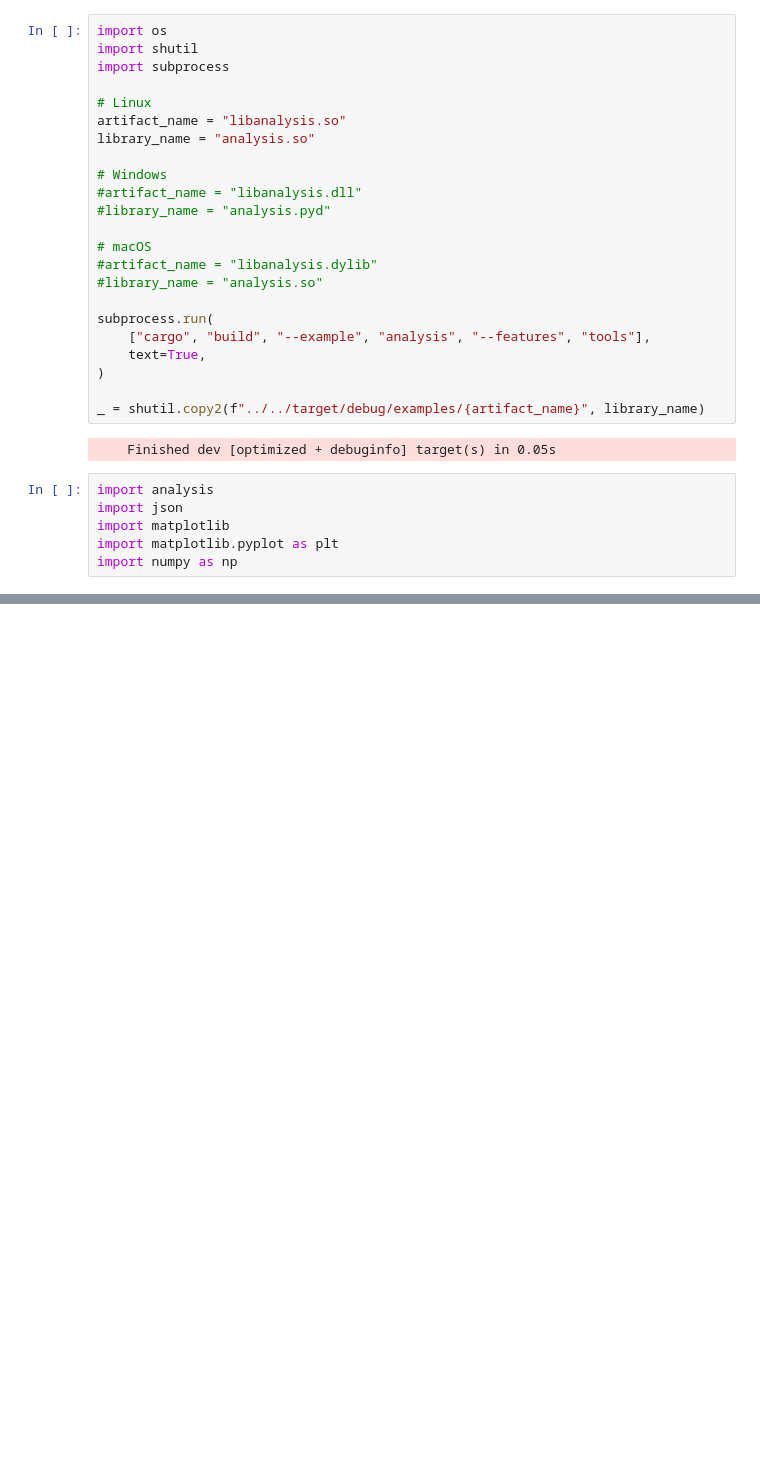
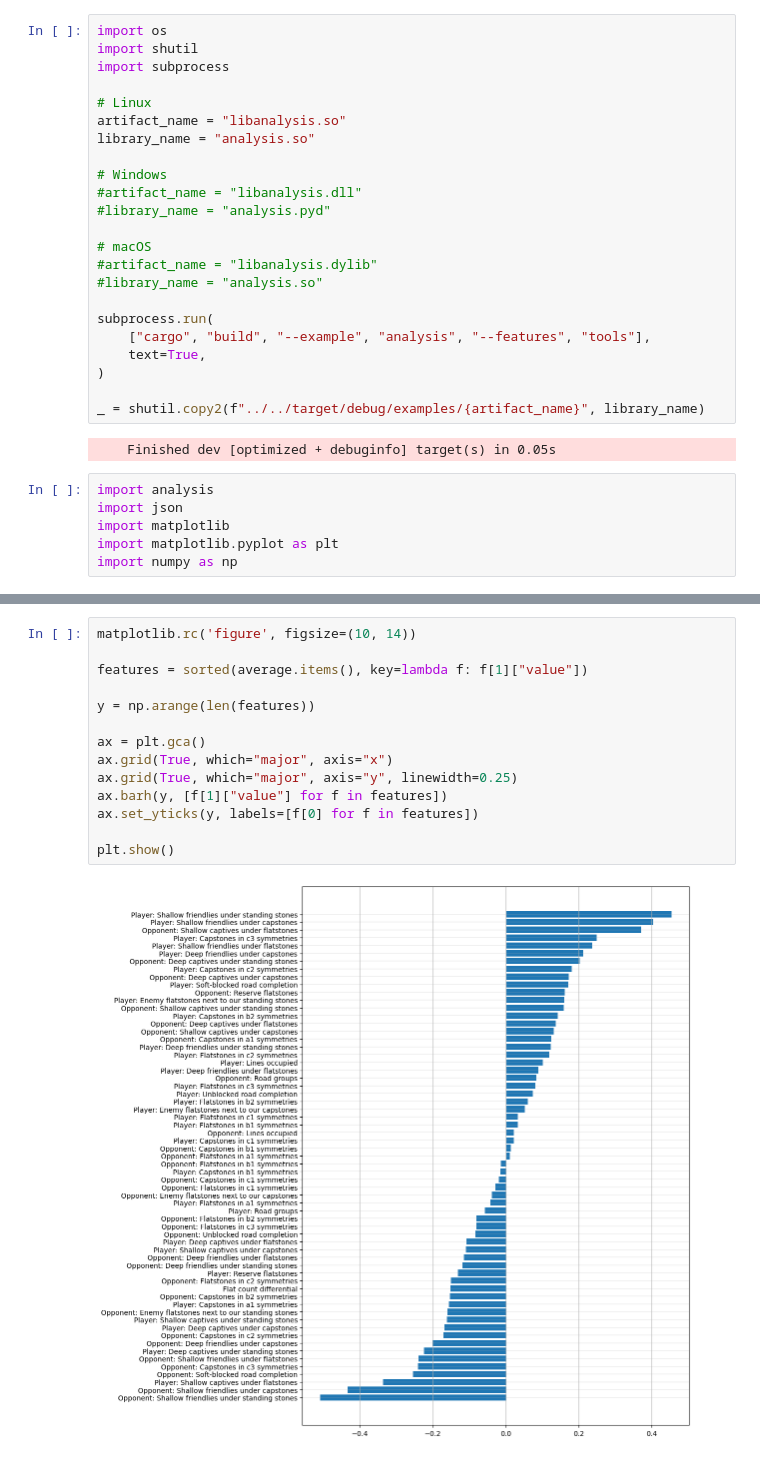
Before and after one commit to cdbfoster/takkerus, a Jupyter notebook: data/analysis/model.ipynb, the cells around one changed output, grey strips where cells are left out. Saved outputs shown, nothing was run; the diff lists cells and outputs as text; blank space fills up the shorter version.

```diff
--- a/data/analysis/model.ipynb
+++ b/data/analysis/model.ipynb
@@ -57,0 +62,16 @@ plt.show()
+# %%
+matplotlib.rc('figure', figsize=(10, 14))
+
+features = sorted(average.items(), key=lambda f: f[1]["value"])
+
+y = np.arange(len(features))
+
+ax = plt.gca()
+ax.grid(True, which="major", axis="x")
+ax.grid(True, which="major", axis="y", linewidth=0.25)
+ax.barh(y, [f[1]["value"] for f in features])
+ax.set_yticks(y, labels=[f[0] for f in features])
+
+plt.show()
+# %% [output]
+[figure, added]
```
Also changed, not shown: parts of 2 cells of this notebook, 12 other files.
